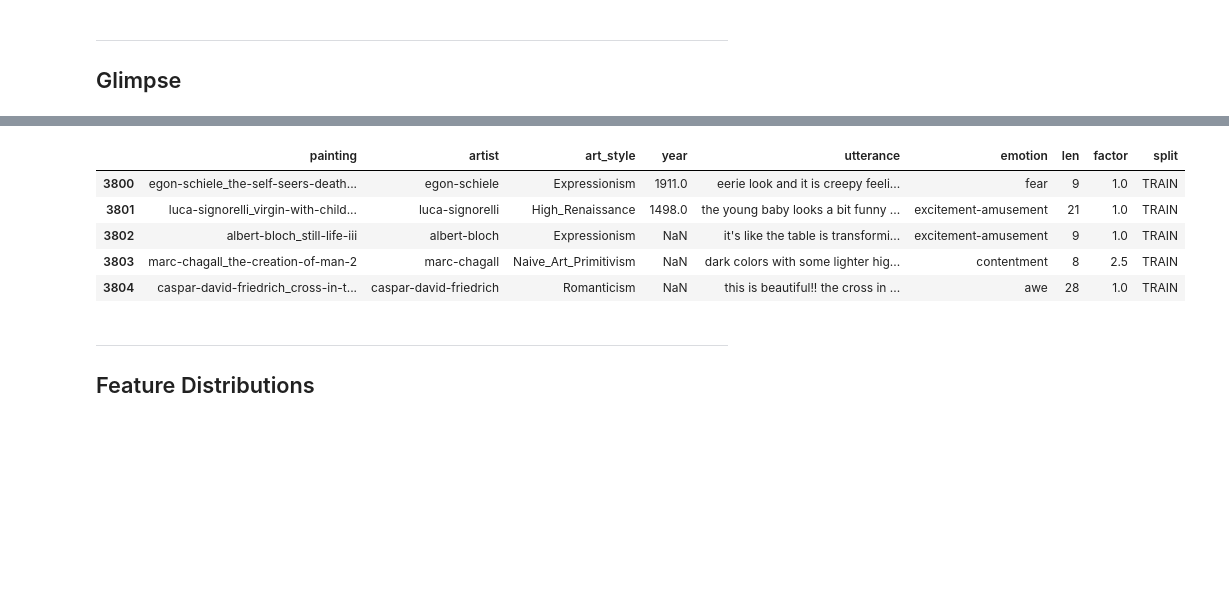
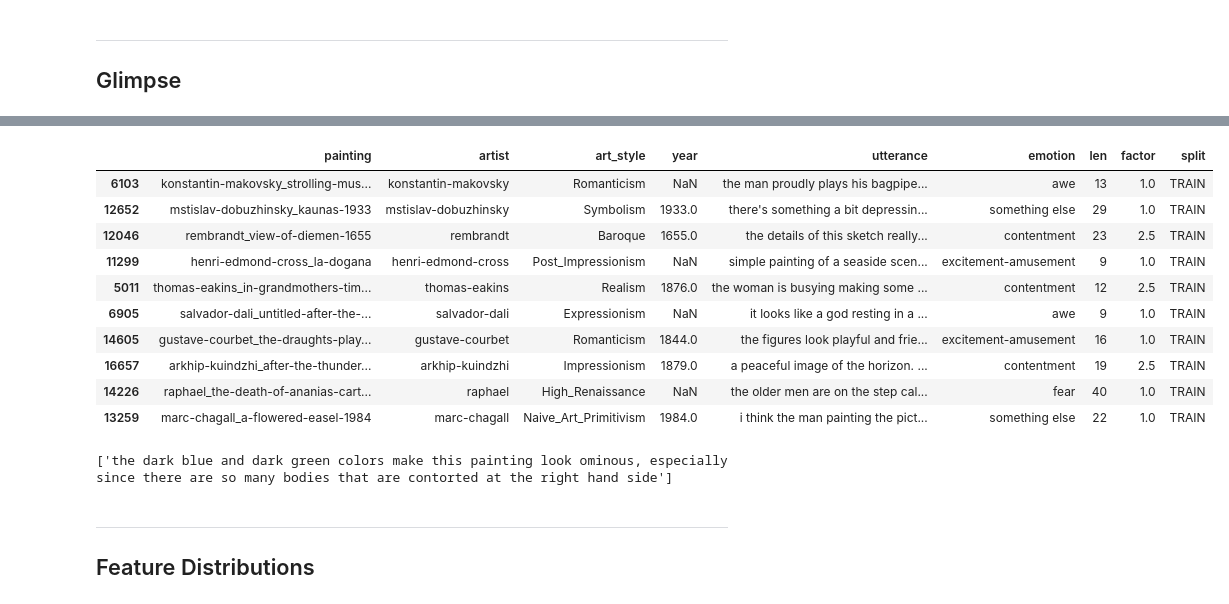
Before and after one commit to AlejandroCiuba/CS2756-Group-Project, a Jupyter notebook: Alejandro/data_exploration_our_splits.ipynb, the cells around one changed output, grey strips where cells are left out. Cells and saved outputs as stored; diff of their text form; code cells hidden in the pictures; blank space fills up the shorter version.

```diff
--- a/Alejandro/data_exploration_our_splits.ipynb
+++ b/Alejandro/data_exploration_our_splits.ipynb
@@ -92,14 +92,23 @@ memory usage: 1.3+ MB
 # %%
 # Remove test splits
 df = df[df['split'] != "TEST"]
-df.head()
+df.sample(10)
 # %% [output]
 |  | painting | artist | art_style | year | utterance | emotion | len | factor | split |
-| 3800 | egon-schiele_the-self-seers-death... | egon-schiele | Expressionism | 1911.0 | eerie look and it is creepy feeli... | fear | 9 | 1.0 | TRAIN |
-| 3801 | luca-signorelli_virgin-with-child... | luca-signorelli | High_Renaissance | 1498.0 | the young baby looks a bit funny ... | excitement-amusement | 21 | 1.0 | TRAIN |
-| 3802 | albert-bloch_still-life-iii | albert-bloch | Expressionism | NaN | it's like the table is transformi... | excitement-amusement | 9 | 1.0 | TRAIN |
-| 3803 | marc-chagall_the-creation-of-man-2 | marc-chagall | Naive_Art_Primitivism | NaN | dark colors with some lighter hig... | contentment | 8 | 2.5 | TRAIN |
-| 3804 | caspar-david-friedrich_cross-in-t... | caspar-david-friedrich | Romanticism | NaN | this is beautiful!! the cross in ... | awe | 28 | 1.0 | TRAIN |
+| 6103 | konstantin-makovsky_strolling-mus... | konstantin-makovsky | Romanticism | NaN | the man proudly plays his bagpipe... | awe | 13 | 1.0 | TRAIN |
+| 12652 | mstislav-dobuzhinsky_kaunas-1933 | mstislav-dobuzhinsky | Symbolism | 1933.0 | there's something a bit depressin... | something else | 29 | 1.0 | TRAIN |
+| 12046 | rembrandt_view-of-diemen-1655 | rembrandt | Baroque | 1655.0 | the details of this sketch really... | contentment | 23 | 2.5 | TRAIN |
+| 11299 | henri-edmond-cross_la-dogana | henri-edmond-cross | Post_Impressionism | NaN | simple painting of a seaside scen... | excitement-amusement | 9 | 1.0 | TRAIN |
+| 5011 | thomas-eakins_in-grandmothers-tim... | thomas-eakins | Realism | 1876.0 | the woman is busying making some ... | contentment | 12 | 2.5 | TRAIN |
+| 6905 | salvador-dali_untitled-after-the-... | salvador-dali | Expressionism | NaN | it looks like a god resting in a ... | awe | 9 | 1.0 | TRAIN |
+| 14605 | gustave-courbet_the-draughts-play... | gustave-courbet | Romanticism | 1844.0 | the figures look playful and frie... | excitement-amusement | 16 | 1.0 | TRAIN |
+| 16657 | arkhip-kuindzhi_after-the-thunder... | arkhip-kuindzhi | Impressionism | 1879.0 | a peaceful image of the horizon. ... | contentment | 19 | 2.5 | TRAIN |
+| 14226 | raphael_the-death-of-ananias-cart... | raphael | High_Renaissance | NaN | the older men are on the step cal... | fear | 40 | 1.0 | TRAIN |
+| 13259 | marc-chagall_a-flowered-easel-1984 | marc-chagall | Naive_Art_Primitivism | 1984.0 | i think the man painting the pict... | something else | 22 | 1.0 | TRAIN |
+# %%
+df[df.painting == "marc-chagall_noah-s-ark-1966"].utterance.to_list()
+# %% [output]
+['the dark blue and dark green colors make this painting look ominous, especially since there are so many bodies that are contorted at the right hand side']
 # %% [markdown]
 ---
 
```
Also changed, not shown: parts of 1 cell of this notebook, 2 other files.
